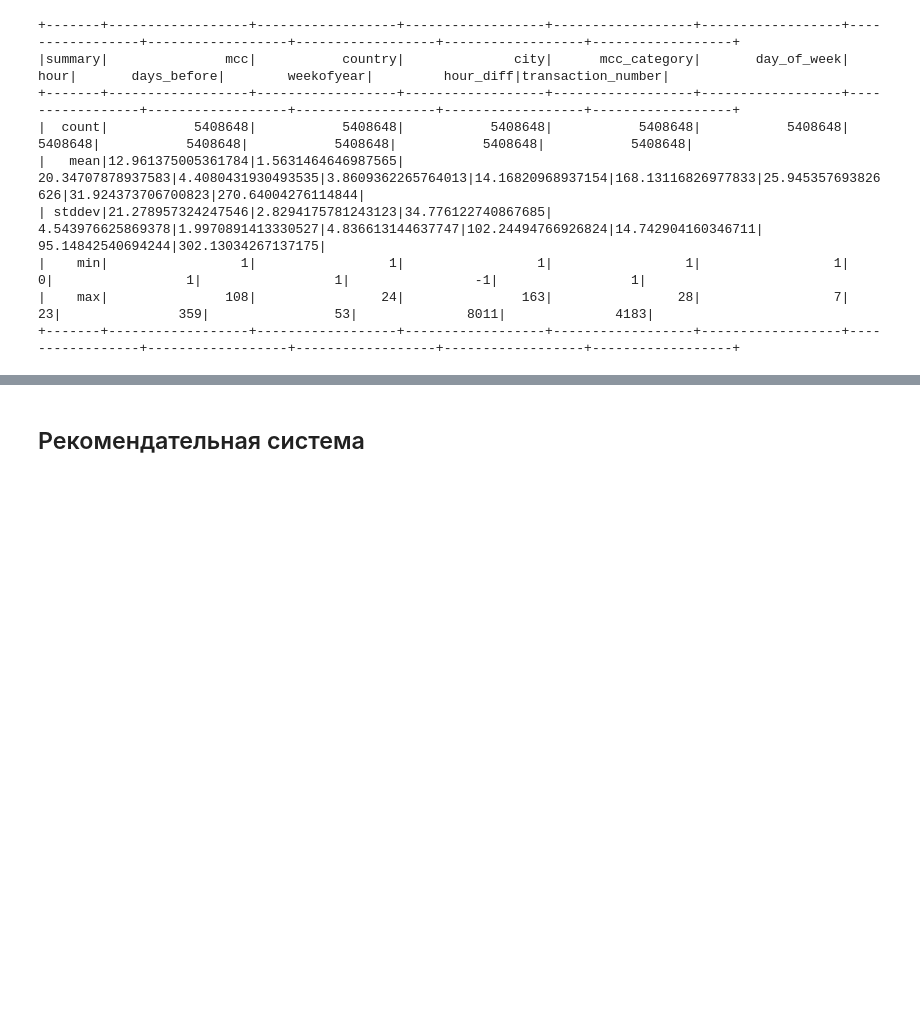
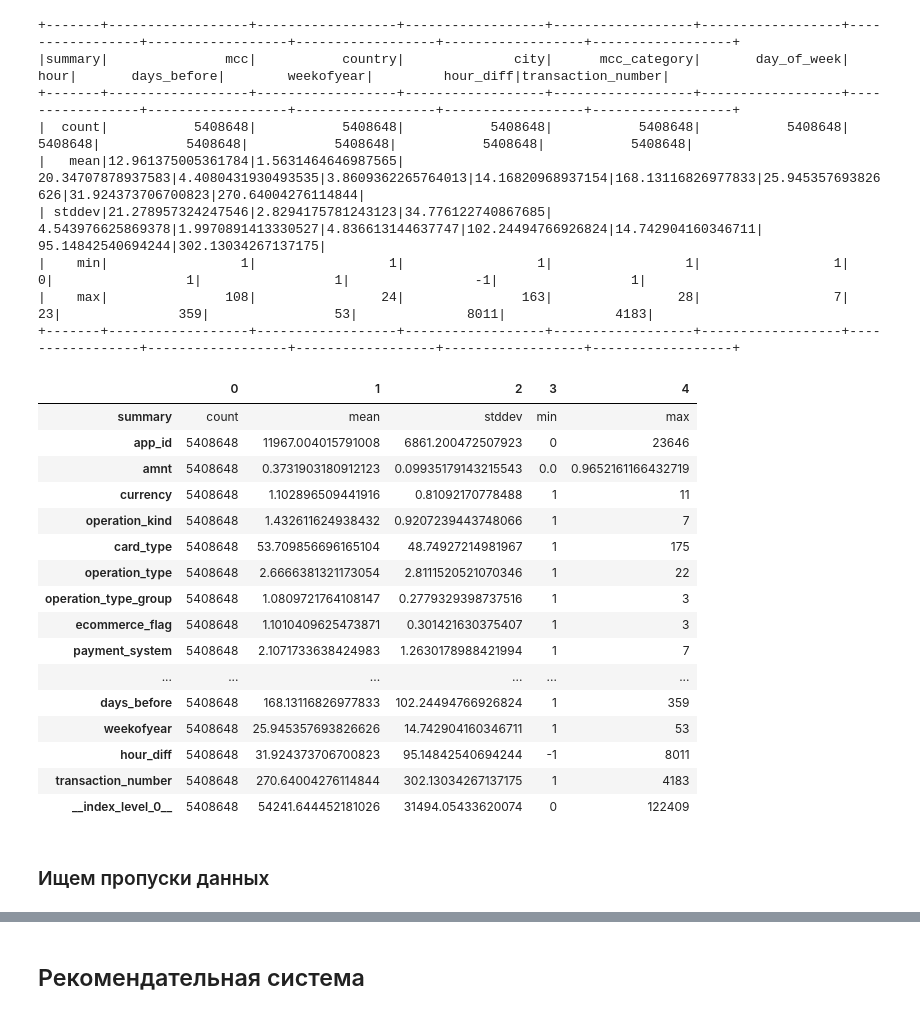
Before and after one commit to VladHardAndSoftWare/Project, a Jupyter notebook: Spark_ALS.ipynb, the cells around one changed output, grey strips where cells are left out. Drawn from its saved outputs; the diff is of its cells as text; code cells hidden in the pictures; blank space fills up the shorter version.

```diff
--- a/Spark_ALS.ipynb
+++ b/Spark_ALS.ipynb
@@ -191,0 +193,22 @@ df['mcc',
+# %%
+df.describe().toPandas().transpose()
+# %% [output]
+|  | 0 | 1 | 2 | 3 | 4 |
+| summary | count | mean | stddev | min | max |
+| app_id | 5408648 | 11967.004015791008 | 6861.200472507923 | 0 | 23646 |
+| amnt | 5408648 | 0.3731903180912123 | 0.09935179143215543 | 0.0 | 0.9652161166432719 |
+| currency | 5408648 | 1.102896509441916 | 0.81092170778488 | 1 | 11 |
+| operation_kind | 5408648 | 1.432611624938432 | 0.9207239443748066 | 1 | 7 |
+| card_type | 5408648 | 53.709856696165104 | 48.74927214981967 | 1 | 175 |
+| operation_type | 5408648 | 2.6666381321173054 | 2.8111520521070346 | 1 | 22 |
+| operation_type_group | 5408648 | 1.0809721764108147 | 0.2779329398737516 | 1 | 3 |
+| ecommerce_flag | 5408648 | 1.1010409625473871 | 0.301421630375407 | 1 | 3 |
+| payment_system | 5408648 | 2.1071733638424983 | 1.2630178988421994 | 1 | 7 |
+| ... | ... | ... | ... | ... | ... |
+| days_before | 5408648 | 168.13116826977833 | 102.24494766926824 | 1 | 359 |
+| weekofyear | 5408648 | 25.945357693826626 | 14.742904160346711 | 1 | 53 |
+| hour_diff | 5408648 | 31.924373706700823 | 95.14842540694244 | -1 | 8011 |
+| transaction_number | 5408648 | 270.64004276114844 | 302.13034267137175 | 1 | 4183 |
+| __index_level_0__ | 5408648 | 54241.644452181026 | 31494.05433620074 | 0 | 122409 |
+# %% [markdown]
+### Ищем пропуски данных
```
Also changed, not shown: parts of 25 cells of this notebook.
